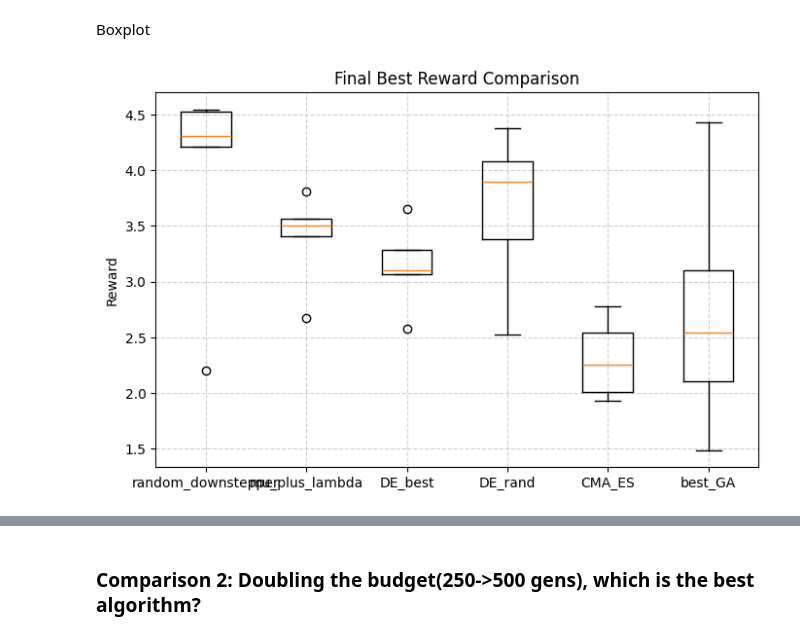
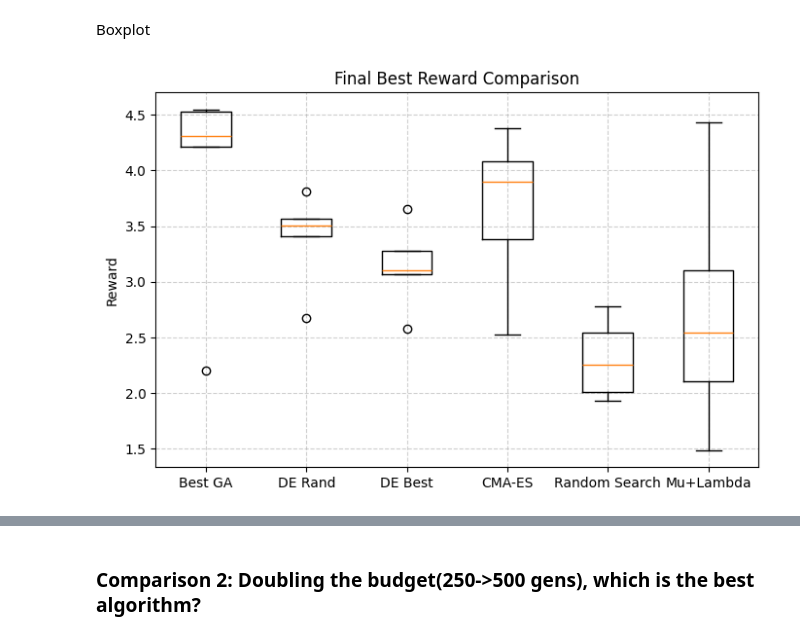
Before and after one commit to carolinaantunes03/projetoCE, a Jupyter notebook: statistical_inference.ipynb, the cells around one changed output, grey strips where cells are left out. Saved outputs shown, nothing was run; the diff lists cells and outputs as text; code cells hidden in the pictures.

```diff
--- a/statistical_inference.ipynb
+++ b/statistical_inference.ipynb
@@ -541,13 +552,13 @@ Boxplot
 # %%
 # --- Optional: Boxplot for visual comparison ---
 plt.figure(figsize=(8, 5))
-plt.boxplot(groups, labels=labels)
+plt.boxplot(groups, labels=["Best GA", "DE Rand", "DE Best", "CMA-ES", "Random Search", "Mu+Lambda"])
 plt.title("Final Best Reward Comparison")
 plt.ylabel("Reward")
 plt.grid(True, linestyle='--', alpha=0.6)
 plt.show()
 # %% [output]
-[figure, old version]
+[figure, new version]
 # %%
 plot_reward_per_generation(algorithms, ["GA", "DE_rand", "DE_best", "CMA-ES", "Random Search", "mu_plus_lambda"])
 # %% [output]
```
Also changed, not shown: parts of 5 cells of this notebook, 19 other files.
